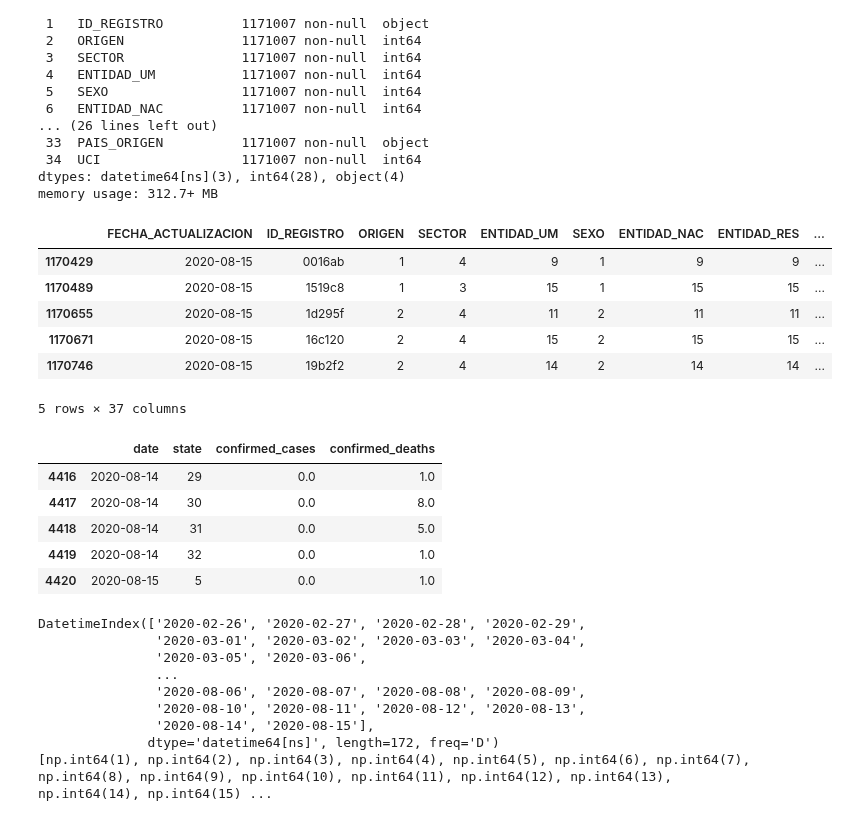
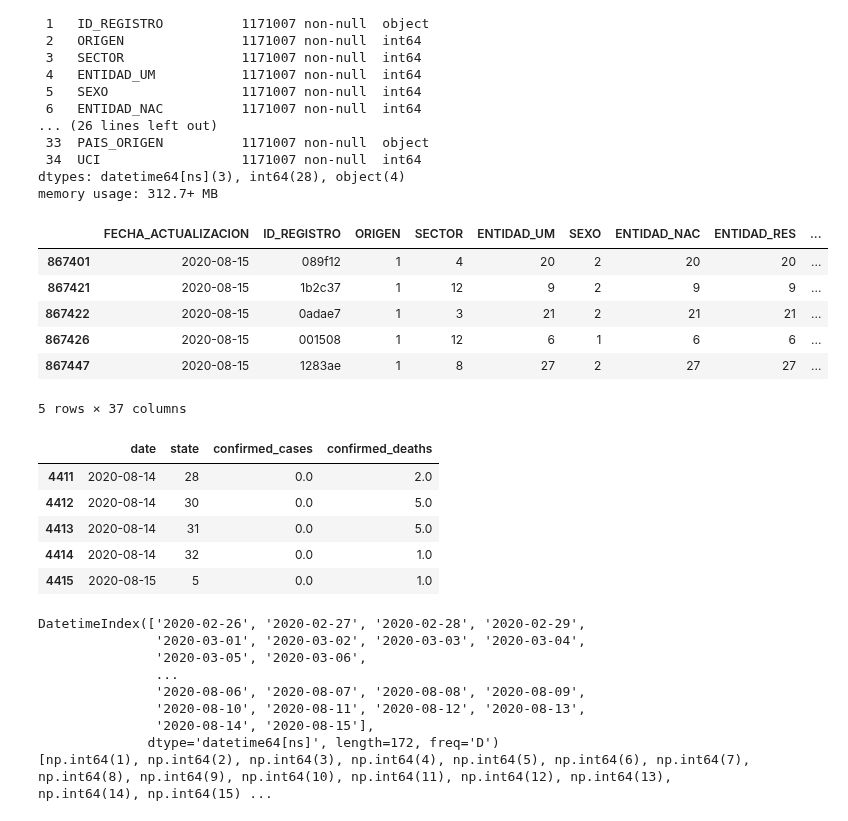
Before and after one commit to rosastreg/Undergrad_AM_Thesis, a Jupyter notebook: Notebooks/ETL.ipynb, the cells around one changed output. Saved outputs shown, nothing was run; the diff lists cells and outputs as text; code cells hidden in the pictures.

```diff
--- a/Notebooks/ETL.ipynb
+++ b/Notebooks/ETL.ipynb
@@ -405,33 +405,33 @@ Data columns (total 35 columns):
 dtypes: datetime64[ns](3), int64(28), object(4)
 memory usage: 312.7+ MB
 # %%
-# Filter the data to include confirmed and unknown cases (excluding those with RESULTADO = 2, which represent negative cases)
-confirmed_cases_2020_08_15 = raw_data_2020_08_15[raw_data_2020_08_15['RESULTADO'] != 2].copy()
+# Filter the data to include only confirmed cases (RESULTADO = 1, represents positive cases)
+confirmed_cases_2020_08_15 = raw_data_2020_08_15[raw_data_2020_08_15['RESULTADO'] == 1].copy()
 
 # Calculate the number of days from symptom onset to death
 # FECHA_DEF: Date of death
 # FECHA_SINTOMAS: Date of symptom onset
 confirmed_cases_2020_08_15['OnsetToDeath'] = (confirmed_cases_2020_08_15['FECHA_DEF'] - confirmed_cases_2020_08_15['FECHA_SINTOMAS']).dt.days
 
 # Calculate the number of days from symptom onset to hospital admission
 # FECHA_INGRESO: Date of hospital admission
 confirmed_cases_2020_08_15['OnsetToHospital'] = (confirmed_cases_2020_08_15['FECHA_INGRESO'] - confirmed_cases_2020_08_15['FECHA_SINTOMAS']).dt.days
 
 # Filter out cases where OnsetToDeath is negative, keeping only realistic values (positive or zero days)
 confirmed_cases_2020_08_15 = confirmed_cases_2020_08_15[confirmed_cases_2020_08_15['OnsetToDeath'] >= 0].copy()
 
 # Filter out cases where OnsetToHospital is negative, keeping only realistic values (positive or zero days)
 confirmed_cases_2020_08_15 = confirmed_cases_2020_08_15[confirmed_cases_2020_08_15['OnsetToHospital'] >= 0].copy()
 
 
 confirmed_cases_2020_08_15.tail()
 # %% [output]
 |  | FECHA_ACTUALIZACION | ID_REGISTRO | ORIGEN | SECTOR | ENTIDAD_UM | SEXO | ENTIDAD_NAC | ENTIDAD_RES | ... |
-| 1170429 | 2020-08-15 | 0016ab | 1 | 4 | 9 | 1 | 9 | 9 | ... |
-| 1170489 | 2020-08-15 | 1519c8 | 1 | 3 | 15 | 1 | 15 | 15 | ... |
-| 1170655 | 2020-08-15 | 1d295f | 2 | 4 | 11 | 2 | 11 | 11 | ... |
-| 1170671 | 2020-08-15 | 16c120 | 2 | 4 | 15 | 2 | 15 | 15 | ... |
-| 1170746 | 2020-08-15 | 19b2f2 | 2 | 4 | 14 | 2 | 14 | 14 | ... |
+| 867401 | 2020-08-15 | 089f12 | 1 | 4 | 20 | 2 | 20 | 20 | ... |
+| 867421 | 2020-08-15 | 1b2c37 | 1 | 12 | 9 | 2 | 9 | 9 | ... |
+| 867422 | 2020-08-15 | 0adae7 | 1 | 3 | 21 | 2 | 21 | 21 | ... |
+| 867426 | 2020-08-15 | 001508 | 1 | 12 | 6 | 1 | 6 | 6 | ... |
+| 867447 | 2020-08-15 | 1283ae | 1 | 8 | 27 | 2 | 27 | 27 | ... |
 5 rows × 37 columns
 # %%
 # Group confirmed cases by the date of symptom onset (FECHA_SINTOMAS) and the state of residence (ENTIDAD_RES)
@@ -454,11 +454,11 @@ processed_data_2020_08_15.rename(columns={'FECHA': 'date', 'ENTIDAD_RES': 'state
 processed_data_2020_08_15.tail()
 # %% [output]
 |  | date | state | confirmed_cases | confirmed_deaths |
-| 4416 | 2020-08-14 | 29 | 0.0 | 1.0 |
-| 4417 | 2020-08-14 | 30 | 0.0 | 8.0 |
-| 4418 | 2020-08-14 | 31 | 0.0 | 5.0 |
-| 4419 | 2020-08-14 | 32 | 0.0 | 1.0 |
-| 4420 | 2020-08-15 | 5 | 0.0 | 1.0 |
+| 4411 | 2020-08-14 | 28 | 0.0 | 2.0 |
+| 4412 | 2020-08-14 | 30 | 0.0 | 5.0 |
+| 4413 | 2020-08-14 | 31 | 0.0 | 5.0 |
+| 4414 | 2020-08-14 | 32 | 0.0 | 1.0 |
+| 4415 | 2020-08-15 | 5 | 0.0 | 1.0 |
 # %%
 # Create a list of all unique dates in the data
 all_dates_2020_08_15 = pd.date_range(start=processed_data_2020_08_15['date'].min(),
```
Also changed, not shown: parts of 10 cells of this notebook, 7 other files.
